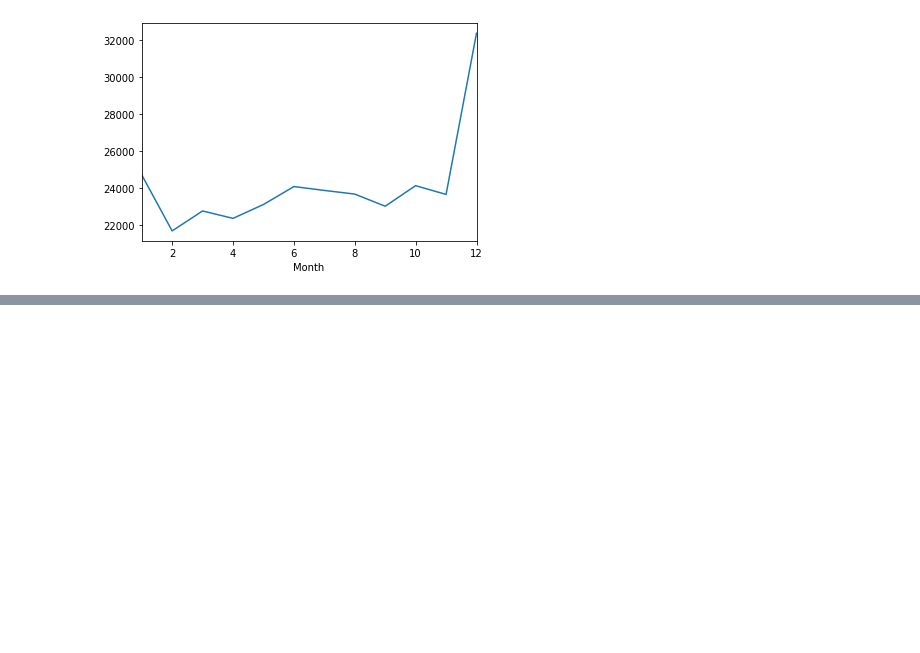
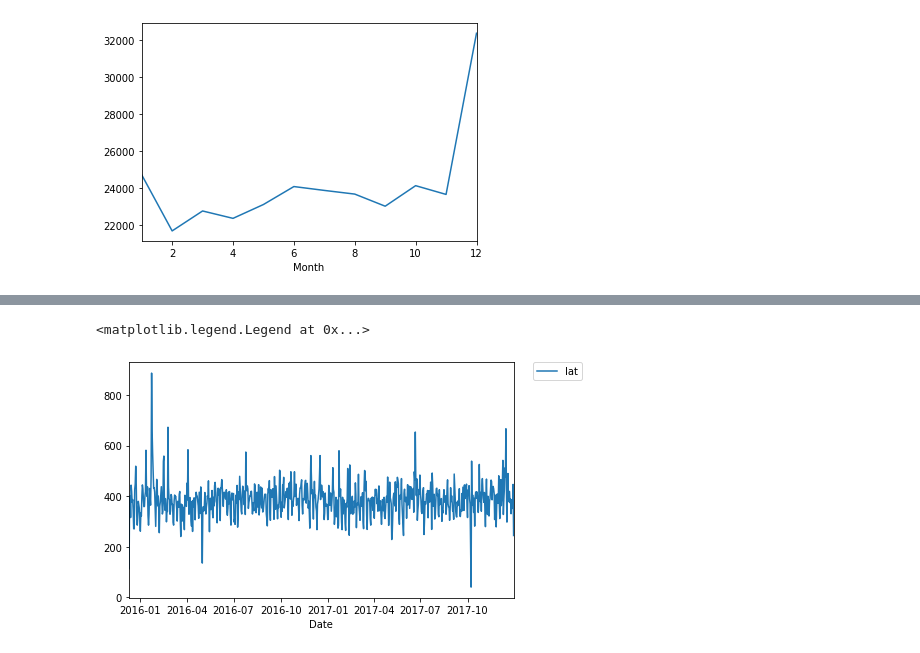
Before and after one commit to ravigkl/911-calls-analysis, a Jupyter notebook: 911-calls-analysis.ipynb, the cells around one changed output, grey strips where cells are left out. Drawn from its saved outputs; the diff is of its cells as text; code cells hidden in the pictures; blank space fills up the shorter version.

Commit message:
heatmap and plot generations

```diff
--- a/911-calls-analysis.ipynb
+++ b/911-calls-analysis.ipynb
@@ -164,3 +164,6 @@ byMonth['lat'].plot()
 # %% [output]
 <matplotlib.axes._subplots.AxesSubplot at 0x...>
 [figure]
+# %%
+#create new column called Date
+df['Date'] = df['timeStamp'].apply(lambda time: time.date())
@@ -166,0 +190,10 @@ byMonth['lat'].plot()
+# %%
+#plot now
+df.groupby('Date').count()['lat'].plot()
+#spread the graph layout
+plt.tight_layout()
+#move the legend outside the graph boundary using the plt.legend
+plt.legend(bbox_to_anchor=(1.05,1), loc=2, borderaxespad=0)
+# %% [output]
+<matplotlib.legend.Legend at 0x...>
+[figure, added]
```
Also changed, not shown: parts of 13 cells of this notebook.
